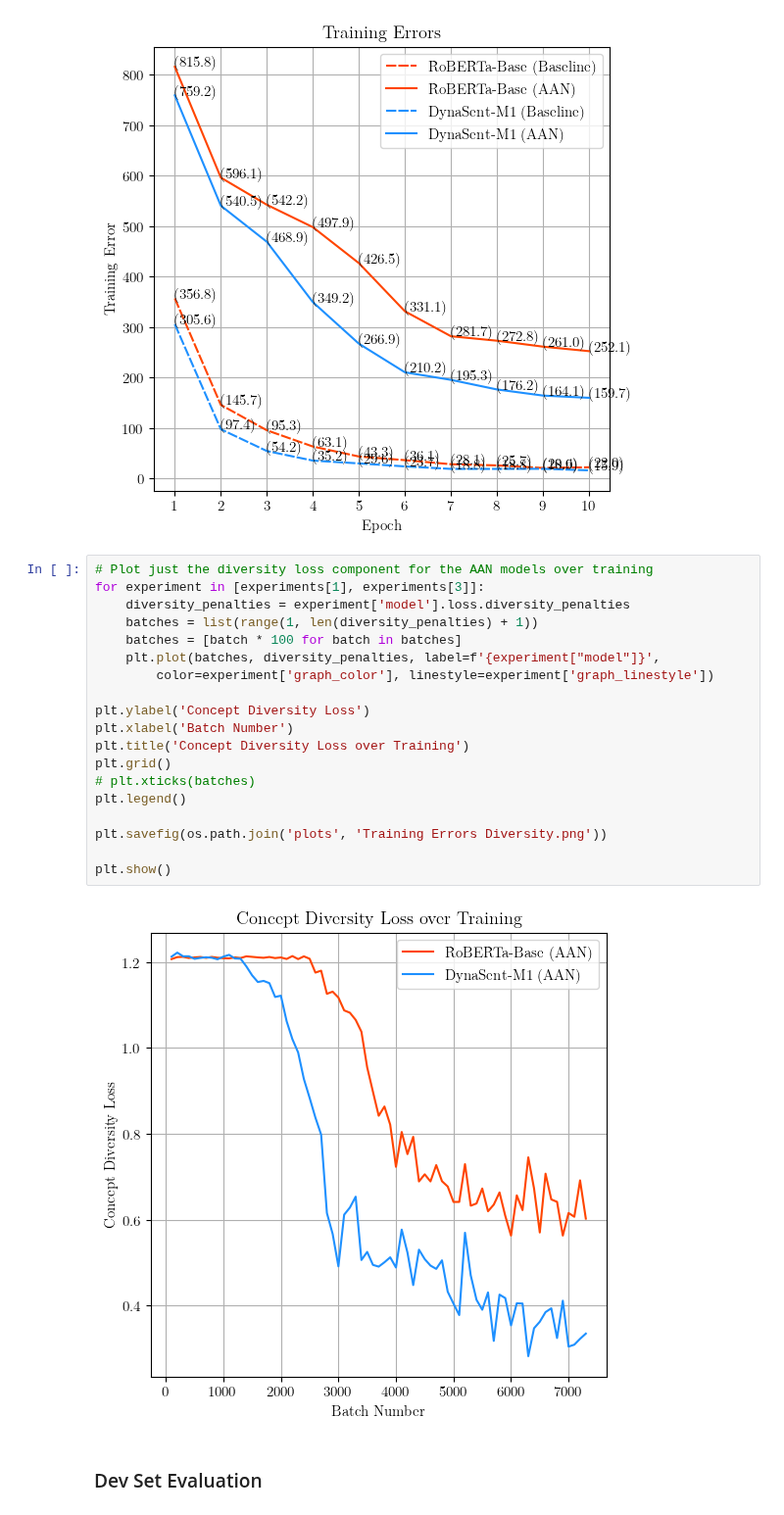
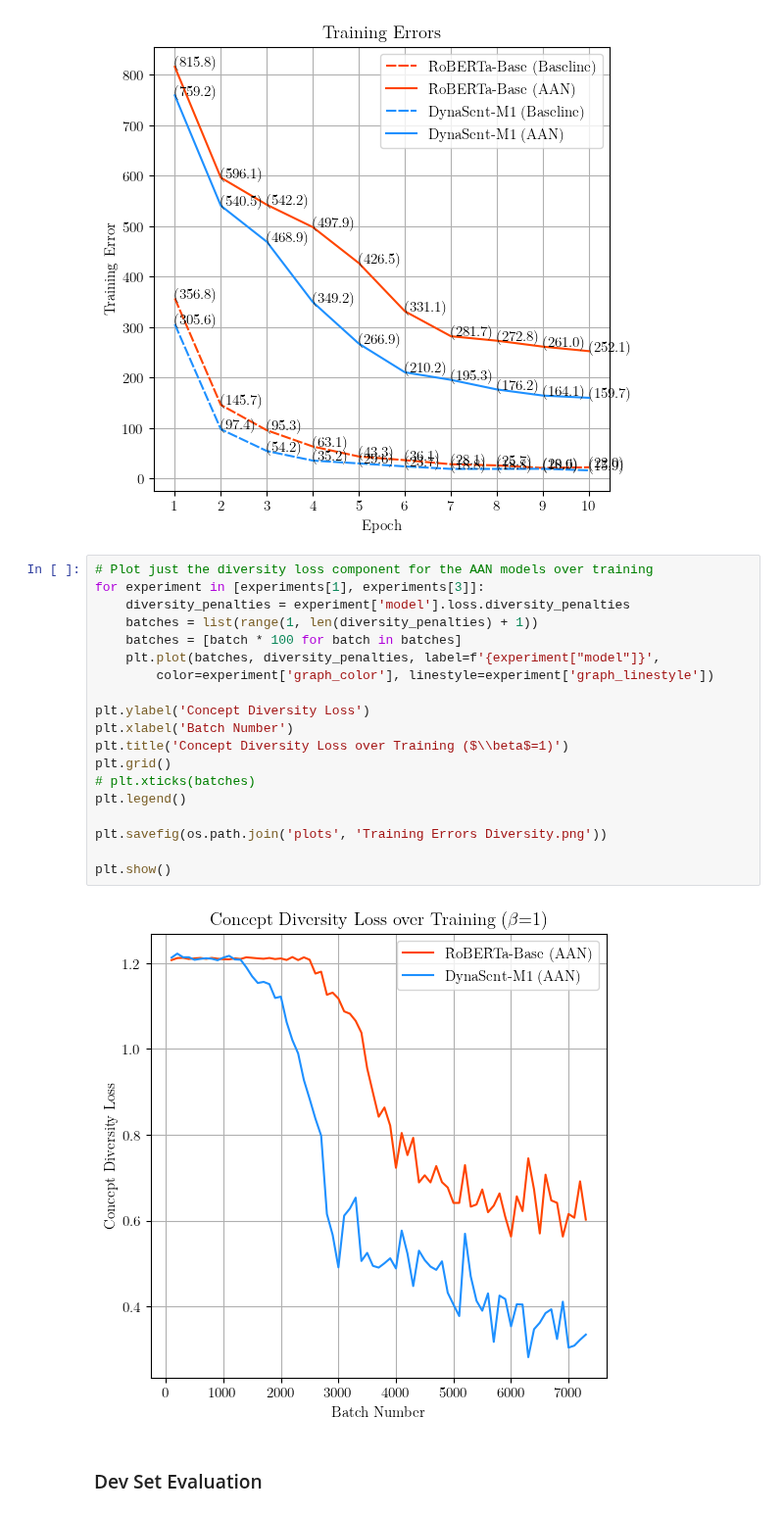
Before and after one commit to mukobi/Unsupervised-Concept-Based-Explanations-For-Sentiment-Analysis, a Jupyter notebook: evaluate_trained_models.ipynb, the cells around one changed output. Shown at 98% size. Saved outputs shown, nothing was run; the diff lists cells and outputs as text.

Commit message:
Save a plot of diversity loss with beta=1 in title

```diff
--- a/evaluate_trained_models.ipynb
+++ b/evaluate_trained_models.ipynb
@@ -150,24 +150,24 @@ plt.show()
 # %%
 # Plot just the diversity loss component for the AAN models over training
 for experiment in [experiments[1], experiments[3]]:
     diversity_penalties = experiment['model'].loss.diversity_penalties
     batches = list(range(1, len(diversity_penalties) + 1))
     batches = [batch * 100 for batch in batches]
     plt.plot(batches, diversity_penalties, label=f'{experiment["model"]}',
         color=experiment['graph_color'], linestyle=experiment['graph_linestyle'])
 
 plt.ylabel('Concept Diversity Loss')
 plt.xlabel('Batch Number')
-plt.title('Concept Diversity Loss over Training')
+plt.title('Concept Diversity Loss over Training ($\\beta$=1)')
 plt.grid()
 # plt.xticks(batches)
 plt.legend()
 
 plt.savefig(os.path.join('plots', 'Training Errors Diversity.png'))
 
 plt.show()
 # %% [output]
-[figure, old version]
+[figure, new version]
 # %% [markdown]
 ### Dev Set Evaluation
 # %%
```
Also changed, not shown: 1 other file.
